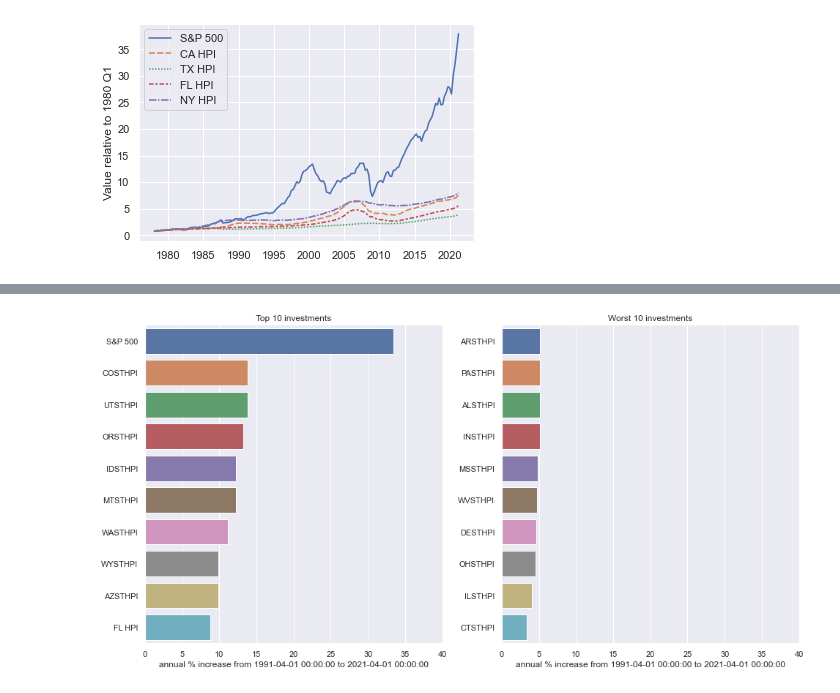
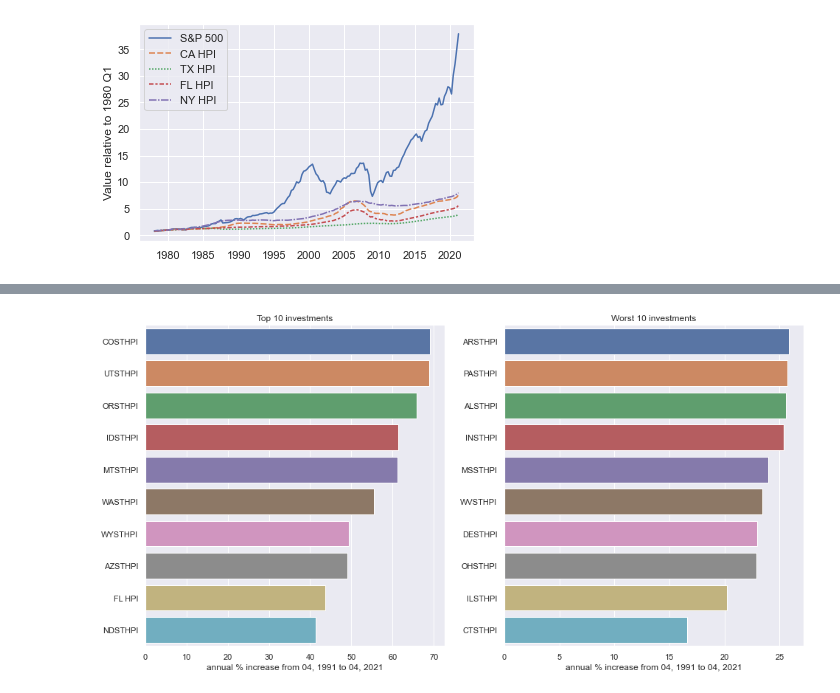
Before and after one commit to fxpena/portfolio, a Jupyter notebook: RE_v_stocks.ipynb, the cells around one changed output, grey strips where cells are left out. Drawn from its saved outputs; the diff is of its cells as text; code cells hidden in the pictures.

Commit message:
Update functions and explanations
There was a bug for plotting the worst 10 assets and this patch fixes that. Also, I wrote more explanation for the results

```diff
--- a/RE_v_stocks.ipynb
+++ b/RE_v_stocks.ipynb
@@ -23,4 +5,25 @@ We will use the S&P500 index to represent the US stock market overall. Many mutu
 # %%
+import numpy as np
+import pandas as pd
+from os import listdir
+from datetime import timedelta
+from datetime import datetime, date
+import matplotlib.pyplot as plt
+import seaborn as sns
+sns.set_theme(style="ticks")
+
+#create a dataFrame from each file
+mortgage_rates=pd.read_csv("MORTGAGE30US.csv",index_col=0)
+mortgage_rates.index=pd.to_datetime(mortgage_rates.index)
+US_median_price=pd.read_csv("US_median_home_price.csv",index_col=0)
+US_median_price.index=pd.to_datetime(US_median_price.index)
+
+#csv file has 5 columns. we only need the Open price
+SP500_df=pd.read_csv('HistoricalPrices.csv',index_col=0,usecols=[0,1])
+SP500_df.index=pd.to_datetime(SP500_df.index)
+#sort chronologically, every business day is included
+SP500_df.sort_index(inplace=True)
+
 #take average of each quarter to compare with the housing price index
 SP500_q=SP500_df.resample('QS').mean()
 #normalize to 1980 Q1, same as house price index
@@ -67,37 +79,47 @@ def calc_changes(df,start_date,final_date):
     ind=df.index>=start_date
     #select the closest values to the start date
     start_val=df[ind].iloc[0]
     stop_val=df[df.index>=final_date].iloc[0]
     #how much would the investment grow in each column?
     changes=(stop_val-start_val)/start_val
     n_years=final_date.year-start_date.year +(final_date.month-start_date.month)/12
     #convert DataFrame to a Series and change to percentage
     changes=changes.squeeze(axis=0)*100/n_years
     changes.sort_values(inplace=True,ascending=False)
+    #determine the average interest rate on a fixed, 30-year loan at the purchase time
+    int_rate=mortgage_rates['MORTGAGE30US'][mortgage_rates.index>=start_date]
+    #real estate gains are relative to the downpayment, instead of the house value
+    changes[1:]=changes[1:]*5-int_rate[0]/100 #substract the mortgage rate
+    changes.sort_values(inplace=True,ascending=False)
     return changes
 
 #choose a start date
 start_date=datetime(1991,4,1)
 #choose the last date that's available
 final_date=df.index[-1]
 example1=calc_changes(df,start_date,final_date)
 #show these changes in a bar plot
 def plot_best_and_worst(for_plot,start_date,final_date,use_xlim=False):
     fig, ax=plt.subplots(1,2,figsize=(16,8))
-    for_xaxis='annual % increase from '+str(start_date)+' to '+str(final_date)
-    sns.barplot(x=for_plot,y=for_plot.index,ax=ax[0],orient='h')
+    for_xaxis='annual % increase from '+start_date.strftime('%m, %Y')+' to '+final_date.strftime('%m, %Y')
+    #only show the top 10
+    sns.barplot(x=for_plot[:10],y=for_plot[:10].index,ax=ax[0],orient='h')
     ax[0].set_title('Top 10 investments')
     ax[0].set_xlabel(for_xaxis)
     if use_xlim:
         ax[0].set_xlim(0,40)
-    for_plot=example1[-10:]
-    sns.barplot(x=for_plot,y=for_plot.index,ax=ax[1],orient='h')
+    #for_plot=example1[-10:]
+    sns.barplot(x=for_plot[-10:],y=for_plot[-10:].index,ax=ax[1],orient='h')
     ax[1].set_title('Worst 10 investments')
     ax[1].set_xlabel(for_xaxis)
     if use_xlim:
         ax[1].set_xlim(0,40)
     plt.show()
-#only plot the top 10
-plot_best_and_worst(example1[0:10],start_date,final_date,True)
+
+#determine the average interest rate on a fixed, 30-year loan at the purchase time
+#int_rate=mortgage_rates['MORTGAGE30US'][mortgage_rates.index>=start_date]
+#example1[1:]=example1[1:]*5-int_rate[0]/100
+#example1.sort_values(inplace=True,ascending=False)
+plot_best_and_worst(example1,start_date,final_date,False)
 # %% [output]
-[figure, old version]
+[figure, new version]
```
Also changed, not shown: parts of 11 cells of this notebook.
